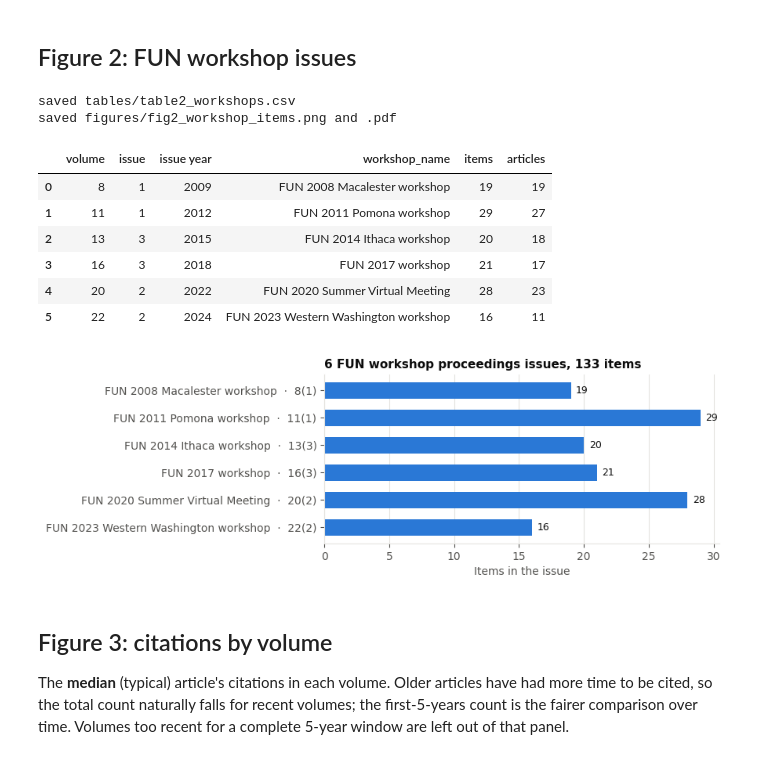
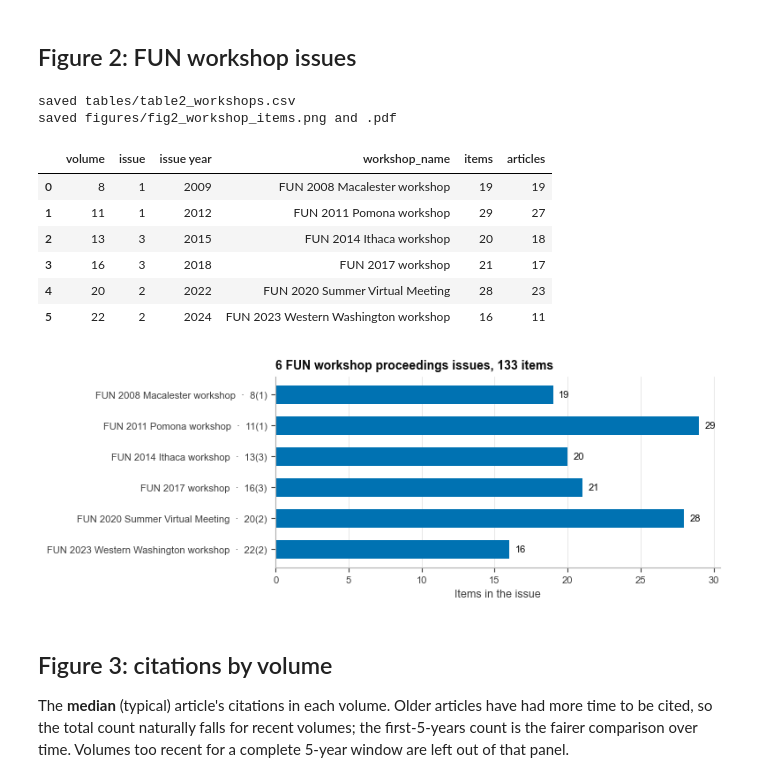
Before and after one commit to ajuavinett/JUNE_Utilities, a Jupyter notebook: 05_figures.ipynb, the cells around one changed output. Cells and saved outputs as stored; diff of their text form; code cells hidden in the pictures.

```diff
--- a/05_figures.ipynb
+++ b/05_figures.ipynb
@@ -86,21 +87,13 @@ keywords = pd.read_csv("data/keyword_counts.csv", keep_default_na=False, encodin
 for df in (matched, citations, topics):
     df["is_fun_workshop"] = df["is_fun_workshop"].astype(str) == "True"
 
-# Colors (validated categorical palette, fixed order) and text colors
-SERIES = ["#2a78d6", "#eb6834", "#1baf7a", "#eda100", "#e87ba4"]
-TYPE_COLORS = dict(zip(["article", "editorial", "review", "case study", "technical"], SERIES))
-TEXT, TEXT_2, GRID, SURFACE = "#0b0b0b", "#52514e", "#e4e3df", "#ffffff"
+# Shared figure style (Arial, Okabe–Ito colors, font sizes): see june.mplstyle
+plt.style.use("june.mplstyle")
+BLUE, ORANGE, GREEN, PINK, SKY = "#0072B2", "#E69F00", "#009E73", "#CC79A7", "#56B4E9"
+TYPE_COLORS = {"article": BLUE, "editorial": ORANGE, "review": GREEN, "case study": PINK, "technical": SKY}
+TEXT, TEXT_2, SURFACE = "#0b0b0b", "#404040", "#ffffff"
 BLUES = LinearSegmentedColormap.from_list(
     "blues", ["#f4f8fe", "#cde2fb", "#9ec5f4", "#6da7ec", "#3987e5", "#256abf", "#184f95", "#0d366b"])
-
-plt.rcParams.update({
-    "font.size": 10, "axes.titlesize": 11, "axes.titleweight": "bold", "axes.titlelocation": "left",
-    "text.color": TEXT, "axes.labelcolor": TEXT_2, "xtick.color": TEXT_2, "ytick.color": TEXT_2,
-    "axes.edgecolor": GRID, "axes.spines.top": False, "axes.spines.right": False,
-    "axes.grid": True, "axes.grid.axis": "y", "grid.color": GRID, "grid.linewidth": 0.8,
-    "axes.axisbelow": True, "figure.facecolor": SURFACE, "axes.facecolor": SURFACE,
-    "legend.frameon": False, "savefig.bbox": "tight", "savefig.dpi": 300,
-})
 
 
 def save(fig, name):
@@ -171,33 +164,33 @@ saved figures/fig1_items_per_volume.png and .pdf
 # %%
 workshop = matched[matched["is_fun_workshop"]]
 table2 = (workshop.groupby(["volume", "issue", "year_label", "workshop_name"])
           .agg(items=("item_id", "size"), articles=("item_type", lambda s: (s == "article").sum()))
           .reset_index().rename(columns={"year_label": "issue year"}))
 save_table(table2, "table2_workshops")
 
 fig, ax = plt.subplots(figsize=(6.5, 2.8))
 labels = [f"{r.workshop_name}  ·  {r.volume}({r.issue})" for r in table2.itertuples()]
-ax.barh(labels, table2["items"], height=0.6, color=SERIES[0])
+ax.barh(labels, table2["items"], height=0.6, color=BLUE)
 for y, n in enumerate(table2["items"]):
-    ax.text(n + 0.4, y, str(n), va="center", color=TEXT, fontsize=9)
+    ax.text(n + 0.4, y, str(n), va="center", color=TEXT, fontsize=8)
 ax.invert_yaxis()
 ax.grid(axis="y", visible=False)
 ax.grid(axis="x", visible=True)
 ax.set_xlabel("Items in the issue")
 ax.set_title(f"{len(table2)} FUN workshop proceedings issues, {table2['items'].sum()} items")
 save(fig, "fig2_workshop_items")
 table2
 # %% [output]
 saved tables/table2_workshops.csv
 saved figures/fig2_workshop_items.png and .pdf
 |  | volume | issue | issue year | workshop_name | items | articles |
 | 0 | 8 | 1 | 2009 | FUN 2008 Macalester workshop | 19 | 19 |
 | 1 | 11 | 1 | 2012 | FUN 2011 Pomona workshop | 29 | 27 |
 | 2 | 13 | 3 | 2015 | FUN 2014 Ithaca workshop | 20 | 18 |
 | 3 | 16 | 3 | 2018 | FUN 2017 workshop | 21 | 17 |
 | 4 | 20 | 2 | 2022 | FUN 2020 Summer Virtual Meeting | 28 | 23 |
 | 5 | 22 | 2 | 2024 | FUN 2023 Western Washington workshop | 16 | 11 |
-[figure, old version]
+[figure, new version]
 # %% [markdown]
 ## Figure 3: citations by volume
 
```
Also changed, not shown: parts of 4 cells of this notebook, 16 other files.
